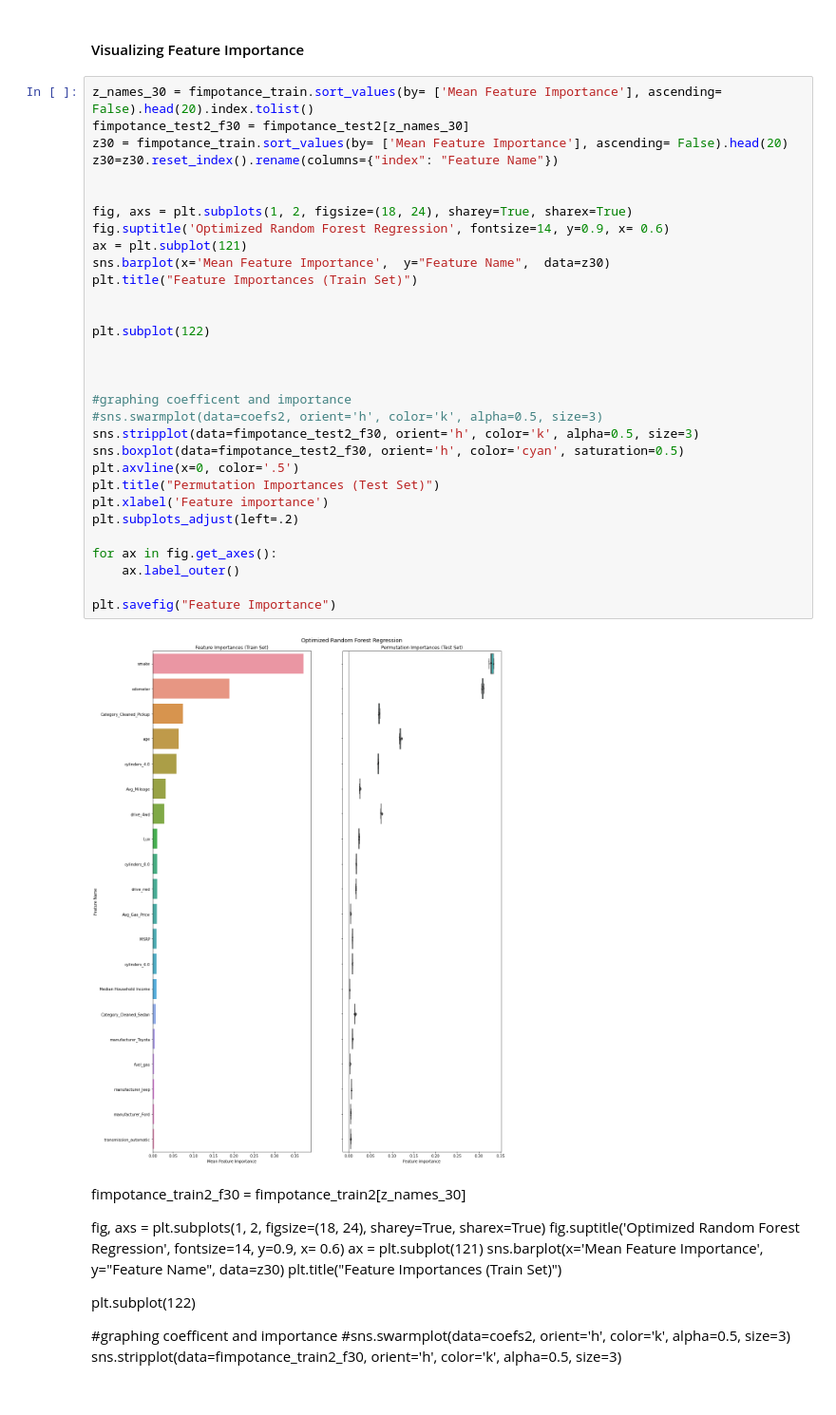
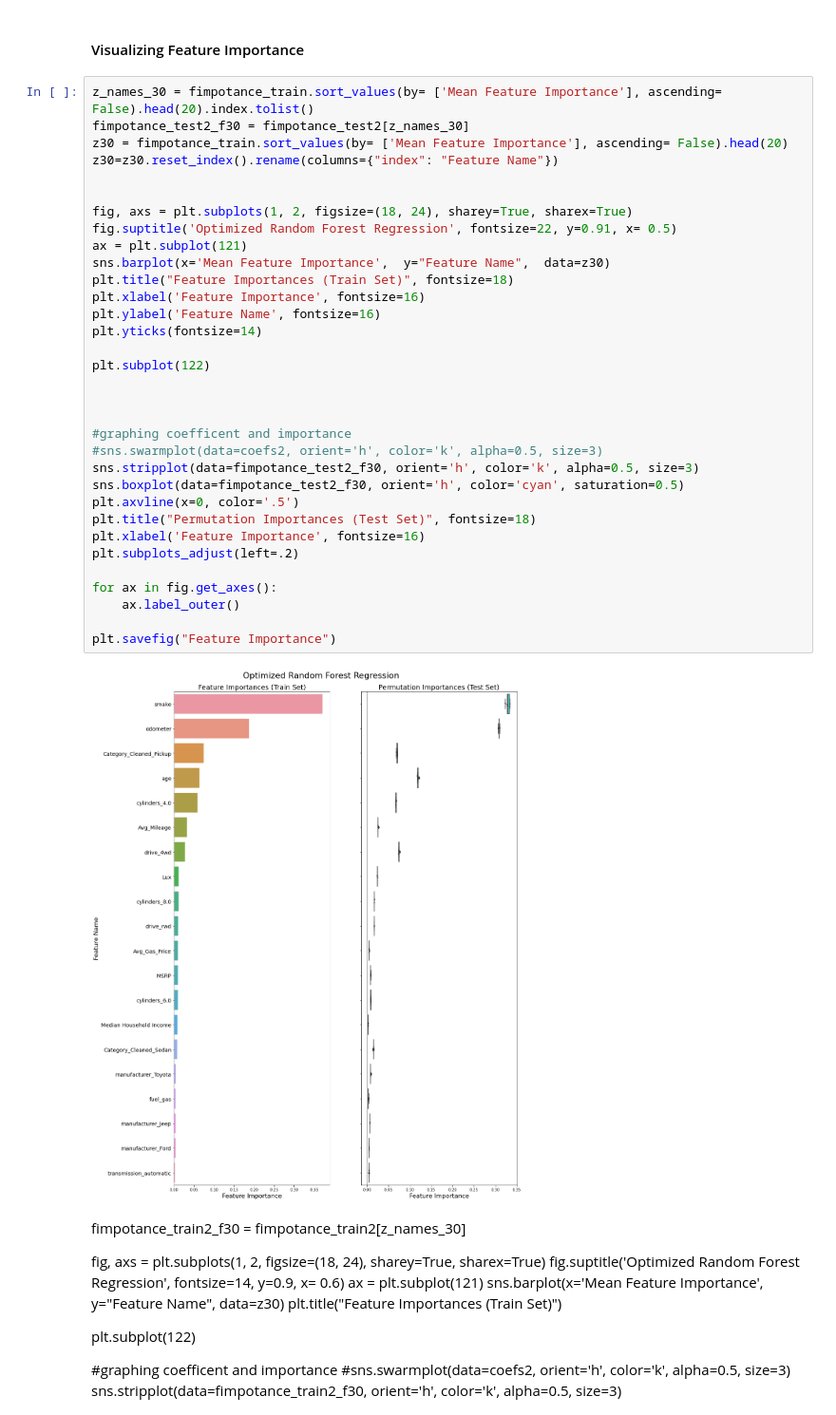
Before and after one commit to ShrutikaSankar/Springboard, a Jupyter notebook: auto_cap/auto_clean_copy4.ipynb, the cells around one changed output. Shown at 95% size. Drawn from its saved outputs; the diff is of its cells as text.

```diff
--- a/auto_cap/auto_clean_copy4.ipynb
+++ b/auto_cap/auto_clean_copy4.ipynb
@@ -2407,36 +2412,38 @@ fimpotance_test2
 # %%
 z_names_30 = fimpotance_train.sort_values(by= ['Mean Feature Importance'], ascending= False).head(20).index.tolist()
 fimpotance_test2_f30 = fimpotance_test2[z_names_30]
 z30 = fimpotance_train.sort_values(by= ['Mean Feature Importance'], ascending= False).head(20)
 z30=z30.reset_index().rename(columns={"index": "Feature Name"})
 
 
 fig, axs = plt.subplots(1, 2, figsize=(18, 24), sharey=True, sharex=True)
-fig.suptitle('Optimized Random Forest Regression', fontsize=14, y=0.9, x= 0.6)
+fig.suptitle('Optimized Random Forest Regression', fontsize=22, y=0.91, x= 0.5)
 ax = plt.subplot(121)
 sns.barplot(x='Mean Feature Importance',  y="Feature Name",  data=z30)
-plt.title("Feature Importances (Train Set)")
-
+plt.title("Feature Importances (Train Set)", fontsize=18)
+plt.xlabel('Feature Importance', fontsize=16)
+plt.ylabel('Feature Name', fontsize=16)
+plt.yticks(fontsize=14)
 
 plt.subplot(122)
 
 
 
 #graphing coefficent and importance
 #sns.swarmplot(data=coefs2, orient='h', color='k', alpha=0.5, size=3)
 sns.stripplot(data=fimpotance_test2_f30, orient='h', color='k', alpha=0.5, size=3)
 sns.boxplot(data=fimpotance_test2_f30, orient='h', color='cyan', saturation=0.5)
 plt.axvline(x=0, color='.5')
-plt.title("Permutation Importances (Test Set)")
-plt.xlabel('Feature importance')
+plt.title("Permutation Importances (Test Set)", fontsize=18)
+plt.xlabel('Feature Importance', fontsize=16)
 plt.subplots_adjust(left=.2)
 
 for ax in fig.get_axes():
     ax.label_outer()
 
 plt.savefig("Feature Importance")
 # %% [output]
-[figure, old version]
+[figure, new version]
 # %% [markdown]
 fimpotance_train2_f30 = fimpotance_train2[z_names_30]
 
```
Also changed, not shown: parts of 22 cells of this notebook.
